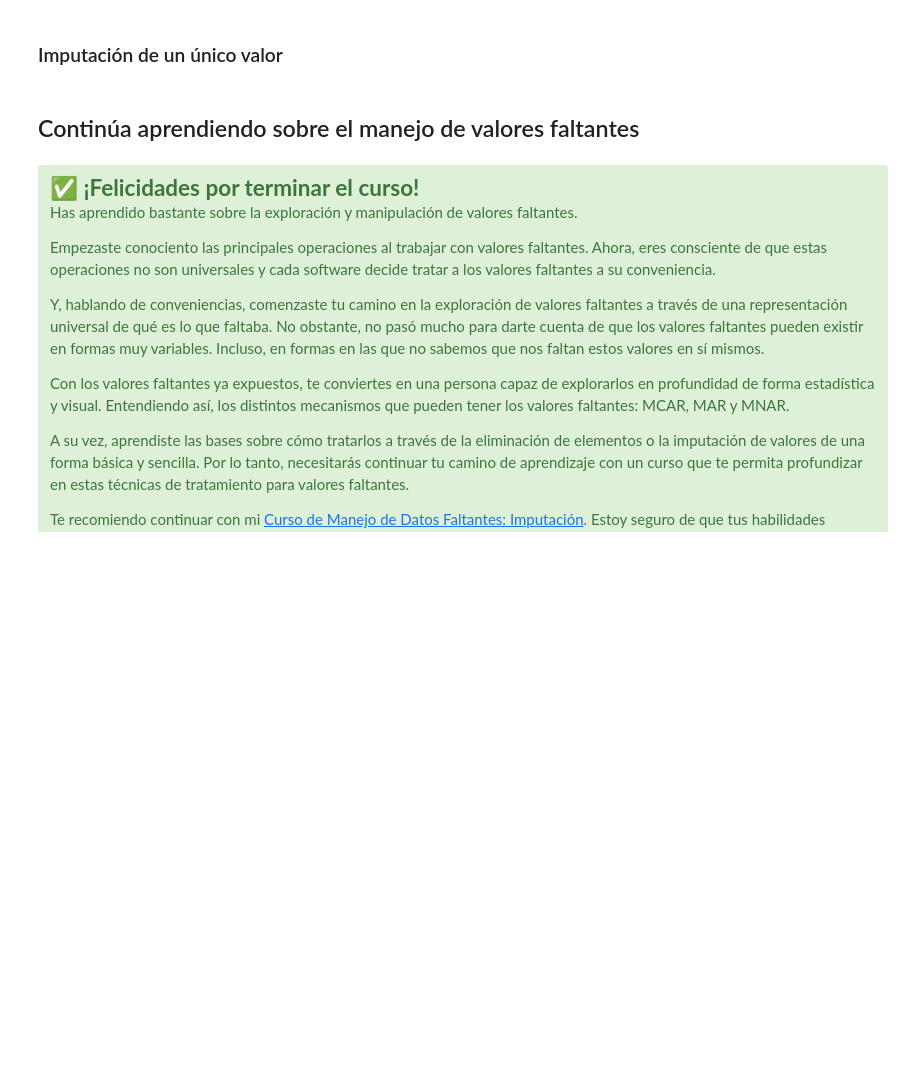
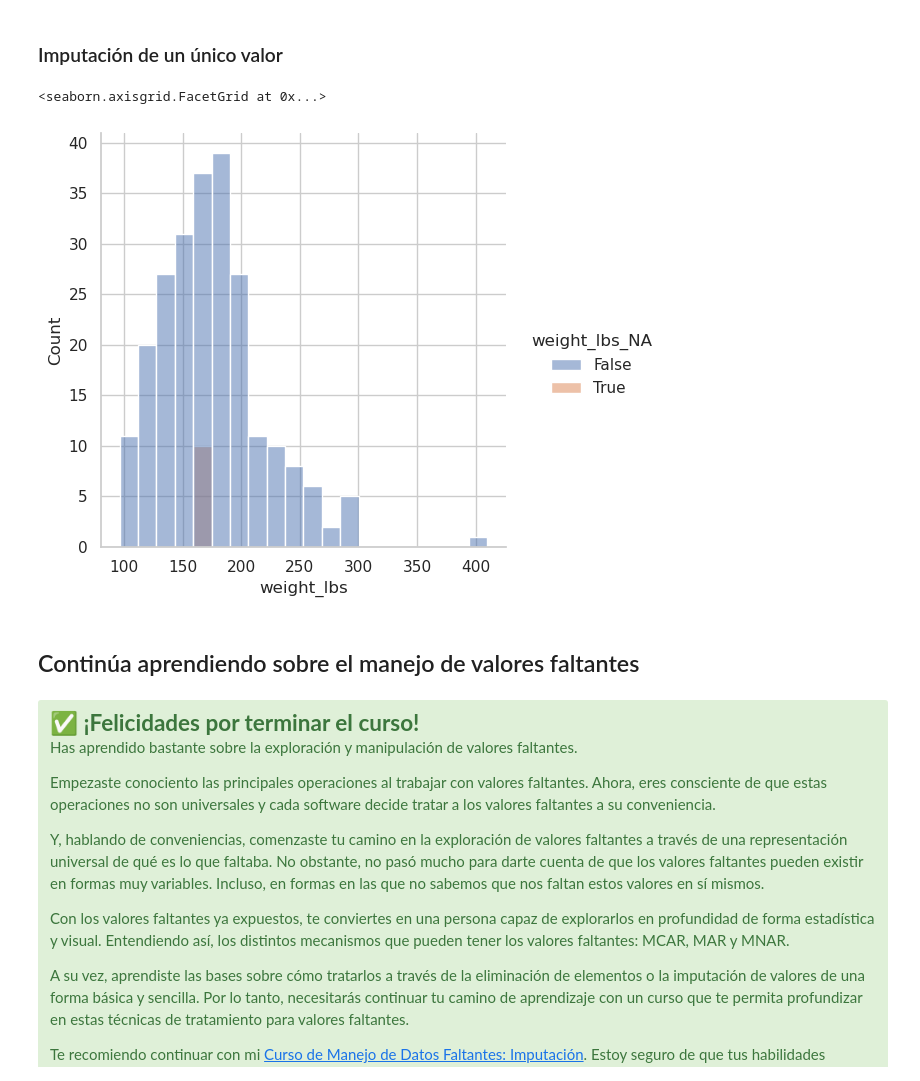
Before and after one commit to fcisnerosr/datos_faltantes, a Jupyter notebook: curso-datos-faltantes-main/jupyter/live-exploration-missing-values.ipynb, the cells around one changed output. Drawn from its saved outputs; the diff is of its cells as text; code cells hidden in the pictures; blank space fills up the shorter version.

Commit message:
imputacion de un unico valor

```diff
--- a/curso-datos-faltantes-main/jupyter/live-exploration-missing-values.ipynb
+++ b/curso-datos-faltantes-main/jupyter/live-exploration-missing-values.ipynb
@@ -1647,5 +1667,34 @@ implicit_to_explicit_df
 # %% [markdown]
 ### Imputación de un único valor
+# %%
+# Este bloque selecciona solo las variables 'weight_lbs', 'height_inch' y 'bmi'
+# y crea un "shadow matrix", es decir, columnas adicionales (_NA) que marcan con
+# True los valores faltantes y con False los valores presentes.
+# Los valores faltantes podían estar en distintas posiciones del dataset,
+# pero al imputarlos con la media (~174), todos se reemplazaron por ese mismo valor.
+# Esto provoca que en el histograma aparezca una única barra roja concentrada en 174,
+# cuya altura corresponde exactamente al número de valores faltantes que había en 'weight_lbs'.
+(
+    riskfactors_df
+    .select_columns('weight_lbs','height_inch','bmi')
+    .missing.bind_shadow_matrix(true_string=True, false_string=False)
+    .apply(
+        axis='rows',
+        func = lambda column: column.fillna(column.mean()) if "_NA" not in column.name else column
+    )
+    .pipe(
+        lambda df:(
+            sns.displot(
+                data=df,
+                x='weight_lbs',
+                hue='weight_lbs_NA'
+            )
+        )
+    )
+)
+# %% [output]
+<seaborn.axisgrid.FacetGrid at 0x...>
+[figure, added]
 # %% [markdown]
 ## Continúa aprendiendo sobre el manejo de valores faltantes
 # %% [markdown]
```
Also changed, not shown: parts of 6 cells of this notebook.
